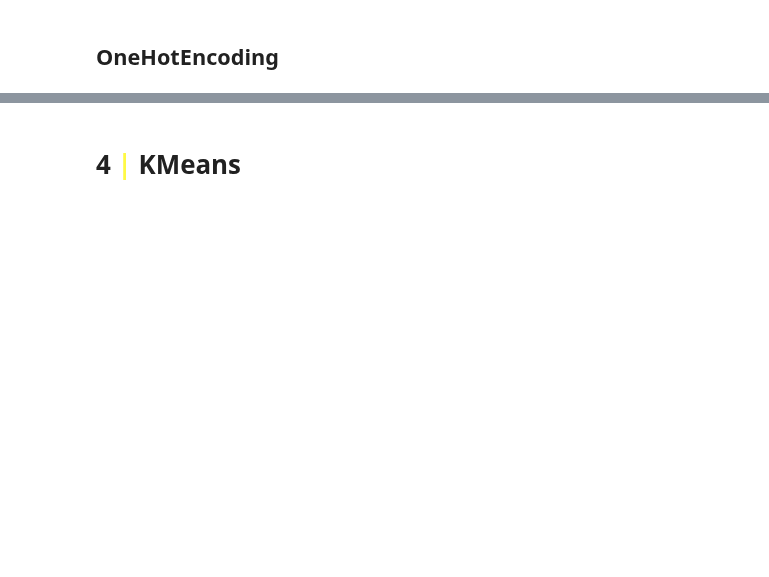
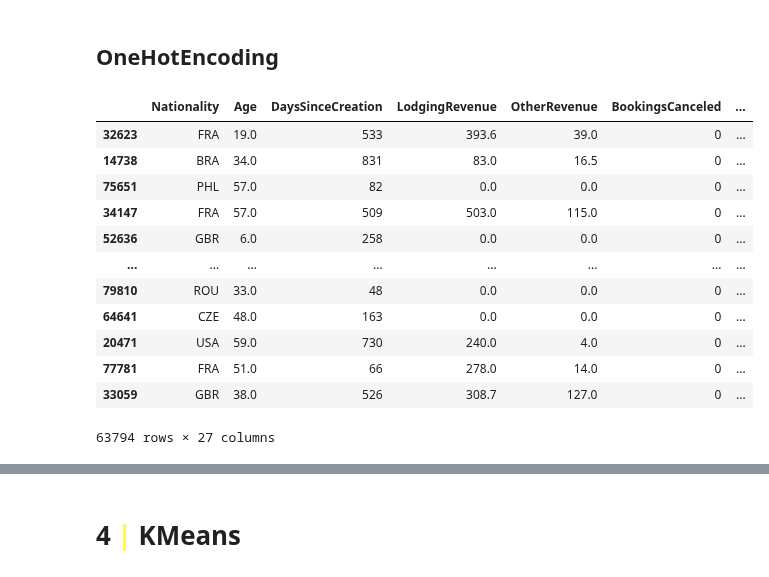
Before and after one commit to iremirezdeganuza72/Cohort_Analysis, a Jupyter notebook: Cohort analysis and segmentation.ipynb, the cells around one changed output, grey strips where cells are left out. Saved outputs shown, nothing was run; the diff lists cells and outputs as text; code cells hidden in the pictures; blank space fills up the shorter version.

```diff
--- a/Cohort analysis and segmentation.ipynb
+++ b/Cohort analysis and segmentation.ipynb
@@ -429,3 +430,19 @@ y_train
 Name: AverageLeadTime, Length: 63794, dtype: int64
 # %% [markdown]
 ## OneHotEncoding
+# %%
+X_train
+# %% [output]
+|  | Nationality | Age | DaysSinceCreation | LodgingRevenue | OtherRevenue | BookingsCanceled | ... |
+| 32623 | FRA | 19.0 | 533 | 393.6 | 39.0 | 0 | ... |
+| 14738 | BRA | 34.0 | 831 | 83.0 | 16.5 | 0 | ... |
+| 75651 | PHL | 57.0 | 82 | 0.0 | 0.0 | 0 | ... |
+| 34147 | FRA | 57.0 | 509 | 503.0 | 115.0 | 0 | ... |
+| 52636 | GBR | 6.0 | 258 | 0.0 | 0.0 | 0 | ... |
+| ... | ... | ... | ... | ... | ... | ... | ... |
+| 79810 | ROU | 33.0 | 48 | 0.0 | 0.0 | 0 | ... |
+| 64641 | CZE | 48.0 | 163 | 0.0 | 0.0 | 0 | ... |
+| 20471 | USA | 59.0 | 730 | 240.0 | 4.0 | 0 | ... |
+| 77781 | FRA | 51.0 | 66 | 278.0 | 14.0 | 0 | ... |
+| 33059 | GBR | 38.0 | 526 | 308.7 | 127.0 | 0 | ... |
+63794 rows × 27 columns
```
Also changed, not shown: parts of 13 cells of this notebook.
